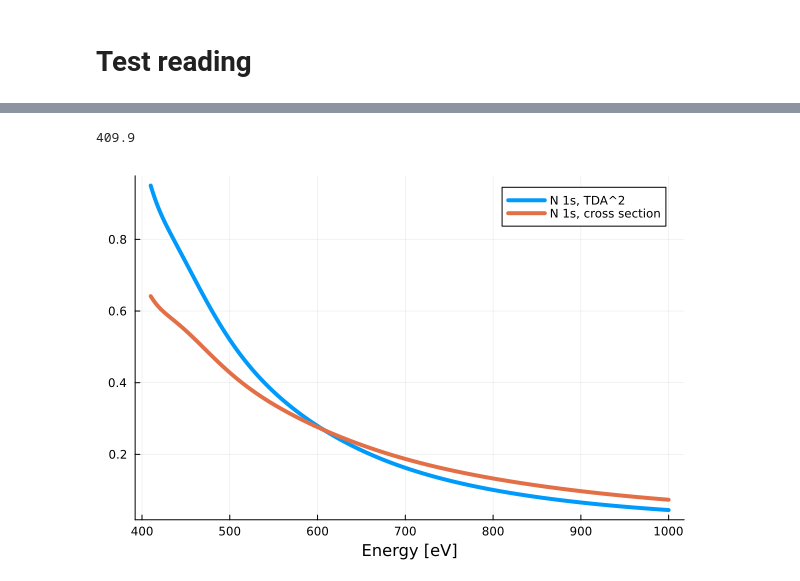
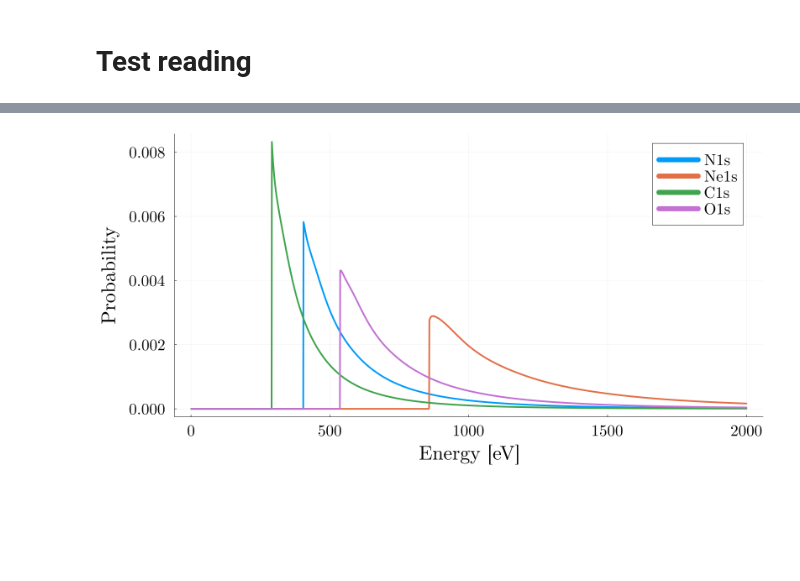
Before and after one commit to European-XFEL/quacksim, a Jupyter notebook: notebooks/XATOM_cross_sections_to_H5.ipynb, the cells around one changed output, grey strips where cells are left out. Drawn from its saved outputs; the diff is of its cells as text; code cells hidden in the pictures; blank space fills up the shorter version.

```diff
--- a/notebooks/XATOM_cross_sections_to_H5.ipynb
+++ b/notebooks/XATOM_cross_sections_to_H5.ipynb
@@ -316,13 +316,23 @@ Dict{String, Dict{String, Any}} with 13 entries:
   "Xe3d"       => Dict("n"=>3, "m"=>0, "cross_section"=>3000-element extrapolat…
   "F1s"        => Dict("n"=>1, "m"=>0, "cross_section"=>3000-element extrapolat…
   "Kr1s"       => Dict("n"=>1, "m"=>0, "cross_section"=>3000-element extrapolat…
-# %%
-o["N1s"]["Ip"]
-# %% [output]
-409.9
 # %%
-e = Array(LinRange(o["N1s"]["Ip"], 1000.0, 1000))
-plot(e, 120*o["N1s"]["tda_int"](e/eV_per_au).^2, linewidth=4, label="N 1s, TDA^2", xlabel="Energy [eV]")
-plot!(e, o["N1s"]["cross_section"](e/eV_per_au), linewidth=4, label="N 1s, cross section", xlabel="Energy [eV]")
+hv = Array(LinRange(0, 2000.0, 2000))
+p = plot(size=(1600, 800), xlabel="Energy [eV]", ylabel="Probability",
+        titlefont=font(32,"Computer Modern"),
+        legendfont=font(24,"Computer Modern"),
+        guidefont=font(30,"Computer Modern"),
+        tickfont=font(24,"Computer Modern"),
+        left_margin=12Plots.mm,
+        bottom_margin=12Plots.mm
+
+)
+for orb in ["N1s", "Ne1s", "C1s", "O1s"]
+    sel = hv .> 0 #o[orb]["Ip"]
+    e = hv[sel]
+    prob = o[orb]["tda_int"](e./eV_per_au).^2/sum(o[orb]["tda_int"](e./eV_per_au).^2)
+    plot!(e, prob, linewidth=4, label=orb)
+end
+display(p)
 # %% [output]
-[figure, old version]
+[figure, new version]
```
Also changed, not shown: parts of 3 cells of this notebook.
